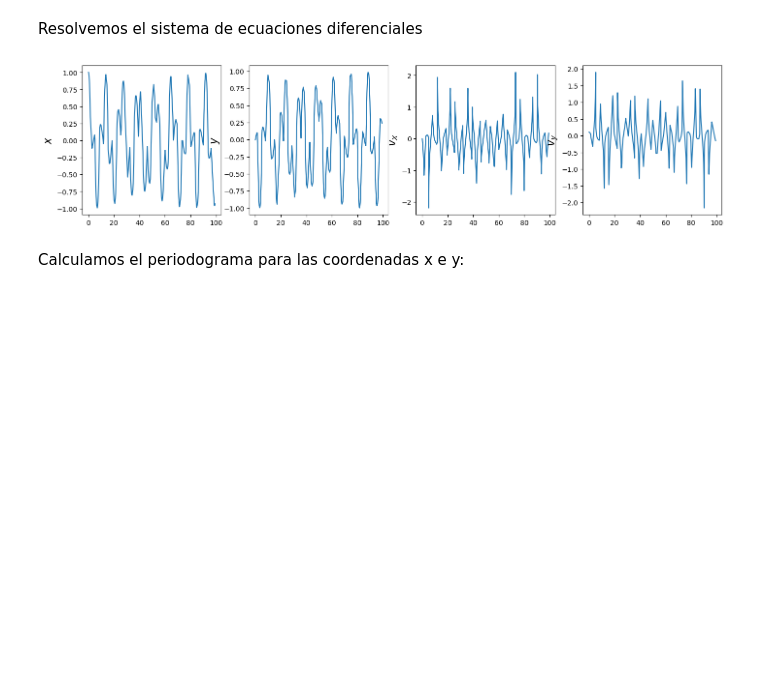
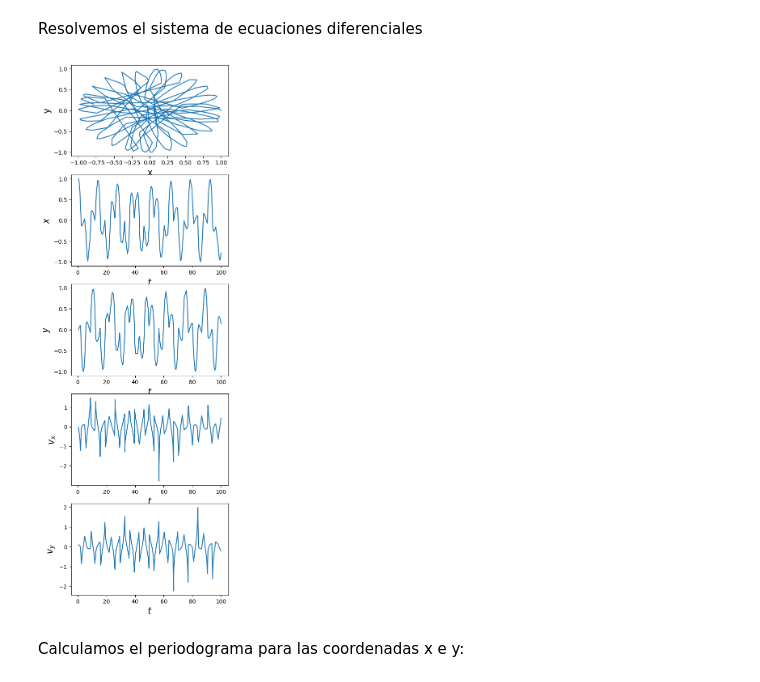
Before and after one commit to tobiheyday/Tesis, a Jupyter notebook: Tesis.ipynb, the cells around one changed output. Saved outputs shown, nothing was run; the diff lists cells and outputs as text; code cells hidden in the pictures; blank space fills up the shorter version.

```diff
--- a/Tesis.ipynb
+++ b/Tesis.ipynb
@@ -714,7 +728,7 @@ f_end = 4.5 #limite superior del intervalo
 
 model = periodic.LombScargleFast(fit_period=True)
 model.optimizer.set(period_range=(f_in,f_end), first_pass_coverage=10)
-model.fit(t, y)
+model.fit(t, y_3)
 period = model.best_period
 nu = 2 * np.pi / period
 print('La frecuencia encontrada es:',nu)
@@ -735,7 +749,7 @@ f_end = 5.5 #limite superior del intervalo
 
 model = periodic.LombScargleFast(fit_period=True)
 model.optimizer.set(period_range=(f_in,f_end), first_pass_coverage=10)
-model.fit(t, y)
+model.fit(t, y_3)
 period = model.best_period
 nu = 2 * np.pi / period
 print('La frecuencia encontrada es:',nu)
@@ -794,4 +808,4 @@ c, r0, alpha = 1, 1, 0.5
 xyv_xv_y0 = [1.0, 0., 0., 0.1]
 
 # Resolvemos las ecuaciones
-xyv_xv_y = integrate.odeint(f, xyv_xv_y0, t, args=(c, r0, alpha))
+xyv_xv_y4 = integrate.odeint(f, xyv_xv_y0, t, args=(c, r0, alpha))
@@ -803,21 +812,31 @@ v_y = xyv_xv_y[:,3]
+# %%
+x_4 = xyv_xv_y4[:,0]
+y_4 = xyv_xv_y4[:,1]
+v_x_4 = xyv_xv_y4[:,2]
+v_y_4 = xyv_xv_y4[:,3]
 # %%
 # Graficamos las soluciones
 
-fig, (ax1,ax2,ax3,ax4) = plt.subplots(1, 4, figsize=(17, 4))
+fig, (ax1,ax2,ax3,ax4,ax5) = plt.subplots(5, 1, figsize=(5,17))
 
+ax1.plot(x_4,y_4)
+ax2.plot(t, x_4)
+ax3.plot(t, y_4)
+ax4.plot(t, v_x_4)
+ax5.plot(t, v_y_4)
 
-ax1.plot(t, x)
-ax2.plot(t, y)
-ax3.plot(t, v_x)
-ax4.plot(t, v_y)
-
-ax.set_xlabel('$t$', fontsize=16)
-ax1.set_ylabel('$x$', fontsize=16)
-ax2.set_ylabel('$y$', fontsize=16)
-ax3.set_ylabel('$v_x$', fontsize=16)
-ax4.set_ylabel('$v_y$', fontsize=16);
+ax1.set_ylabel('y', fontsize=16)
+ax1.set_xlabel('x', fontsize=16)
+ax2.set_xlabel('$t$', fontsize=16)
+ax3.set_xlabel('$t$', fontsize=16)
+ax4.set_xlabel('$t$', fontsize=16)
+ax5.set_xlabel('$t$', fontsize=16)
+ax2.set_ylabel('$x$', fontsize=16)
+ax3.set_ylabel('$y$', fontsize=16)
+ax4.set_ylabel('$v_x$', fontsize=16)
+ax5.set_ylabel('$v_y$', fontsize=16);
 # %% [output]
-[figure, old version]
+[figure, new version]
 # %% [markdown]
 Calculamos el periodograma para las coordenadas x e y:
 # %% [markdown]
```
Also changed, not shown: parts of 51 cells of this notebook.
